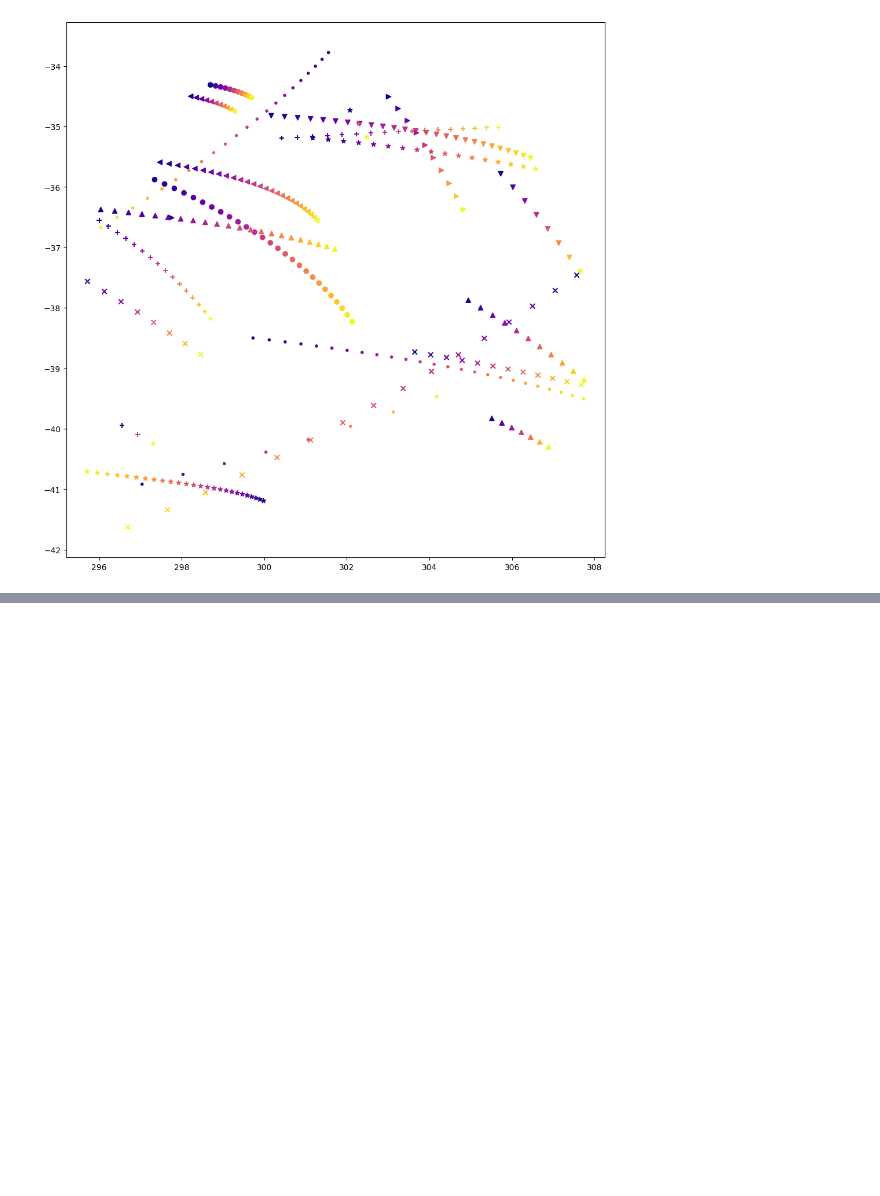
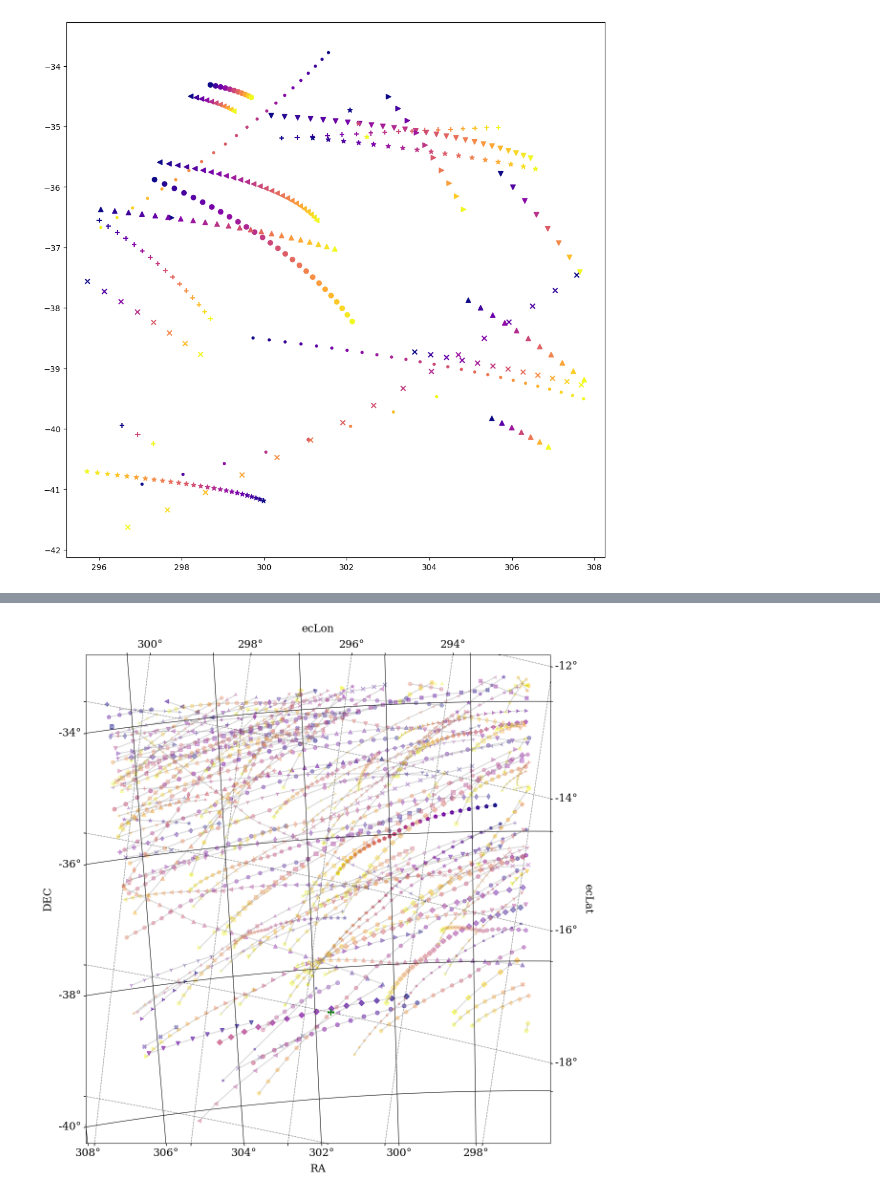
Before and after one commit to ble61/ASTR480, a Jupyter notebook: Test Code/ObjectTracking.ipynb, the cells around one changed output, grey strips where cells are left out. Drawn from its saved outputs; the diff is of its cells as text; code cells hidden in the pictures; blank space fills up the shorter version.

```diff
--- a/Test Code/ObjectTracking.ipynb
+++ b/Test Code/ObjectTracking.ipynb
@@ -286,6 +318,0 @@ fig.savefig(f"./posTracks_ra{ra_i}_dec{dec_i}_t{t_i.mjd}_Mv{magLim}_Skybot.png")
-# %%
-nameIDs = brightResult.index[brightResult["Name"]==" Veseli "]
-
-
-
-brightResult.loc[nameIDs]
@@ -307,0 +319,81 @@ brightResult.loc[nameIDs]
+# %%
+
+#* USING WCS
+from astropy import wcs
+
+w = wcs.WCS(naxis=2)
+
+#setting FITS keywords #!guessing what they mean
+w.wcs.crpix = [0,0]
+w.wcs.crval = [brightResult["degRA"].min(), brightResult["degDec"].min()]
+w.wcs.cdelt = np.array([-0.066667, 0.066667])
+w.wcs.mjdref = [brightResult["epoch"].mean(),0]
+
+
+
+#proj. things
+w.wcs.ctype = ["RA---AIR", "DEC--AIR"]
+w.wcs.set_pv([(2, 1, 45.0)])
+
+
+plt.rcParams.update({
+    "font.size": 16,
+    "font.family": "serif",
+    "figure.autolayout": True,
+    "axes.grid": False,
+    # "xtick.minor.visible": True,
+    # "ytick.minor.visible": True,
+})
+
+#Set up figure with WCS
+fig= plt.figure(figsize=(12,12))
+ax = fig.add_subplot(111,projection = w)
+ax.grid(color='black', ls='solid')
+ax.set_xlabel("RA")
+ax.coords[0].set_format_unit(u.deg)
+ax.set_ylabel("DEC")
+
+#Set up overlay coords
+overlay = ax.get_coords_overlay('geocentrictrueecliptic')
+overlay.grid(color='black', ls='dotted')
+overlay[0].set_axislabel('ecLon')
+overlay[1].set_axislabel('ecLat')
+
+cnorm = mplc.Normalize(np.min(timeList.jd), np.max(timeList.jd))# The delta T of the data, and makes a norm for a cmap
+markers = itertools.cycle((".","x","^","*","D","+","v","o", "<", ">","H","1","2","3","4","8","X","p","d","s","P","h"))#lots of symbols so they aren't repeated much
+
+#setup for possible alpha scaling
+scaleAlpha = True
+scaleMult = 0.7 #changes how small alpha can get
+brightest = brightResult["Mv"].min()
+deltaMag = magLim-brightest
+
+minLen = 0 #min number of times observed to plot
+
+for i, name in  enumerate(unqNames):
+
+    nameIDs = brightResult.index[brightResult["Name"]==name]
+
+    coords = SkyCoord(brightResult.loc[nameIDs]["degRA"],
+                      brightResult.loc[nameIDs]["degDec"], unit=(u.deg,u.deg))
+    pixels = coords.to_pixel(w)
+
+    #scales each objects alpha
+    avgMag = brightResult.loc[nameIDs]["Mv"].mean()
+    if scaleAlpha:
+        alpha = (1-scaleMult*((avgMag-brightest)/deltaMag)) #scales the alpha of plotting to the brightness of the object, to give some idea of what might be detected
+    else:
+        alpha=1
+
+
+    if len(nameIDs)>minLen:
+        ax.plot(pixels[0], pixels[1], c="grey", alpha=0.3) #plots line to help eye track objects
+        ax.scatter(pixels[0], pixels[1], marker=next(markers), c=brightResult.loc[nameIDs]["epoch"], cmap="plasma", norm=cnorm, label=name, alpha=alpha) #scatters the pixel coords on wsc set axis, uses different symbol for each, with cmap scaled by the time in the sector.
+
+centerPix = SkyCoord(ra_i,dec_i, unit=(u.deg,u.deg)).to_pixel(w) #center of seach area in pixels
+ax.scatter(centerPix[0], centerPix[1], marker="+", s=100, c="g") #center marker
+
+fig.tight_layout()
+fig.savefig(f"./ecCoordsandAlphascaled_ra{ra_i}_dec{dec_i}_t{t_i.mjd}_Mv{magLim}.png") #!CHECK
+# %% [output]
+[figure, added]
```
Also changed, not shown: parts of 4 cells of this notebook, 14 other files.
